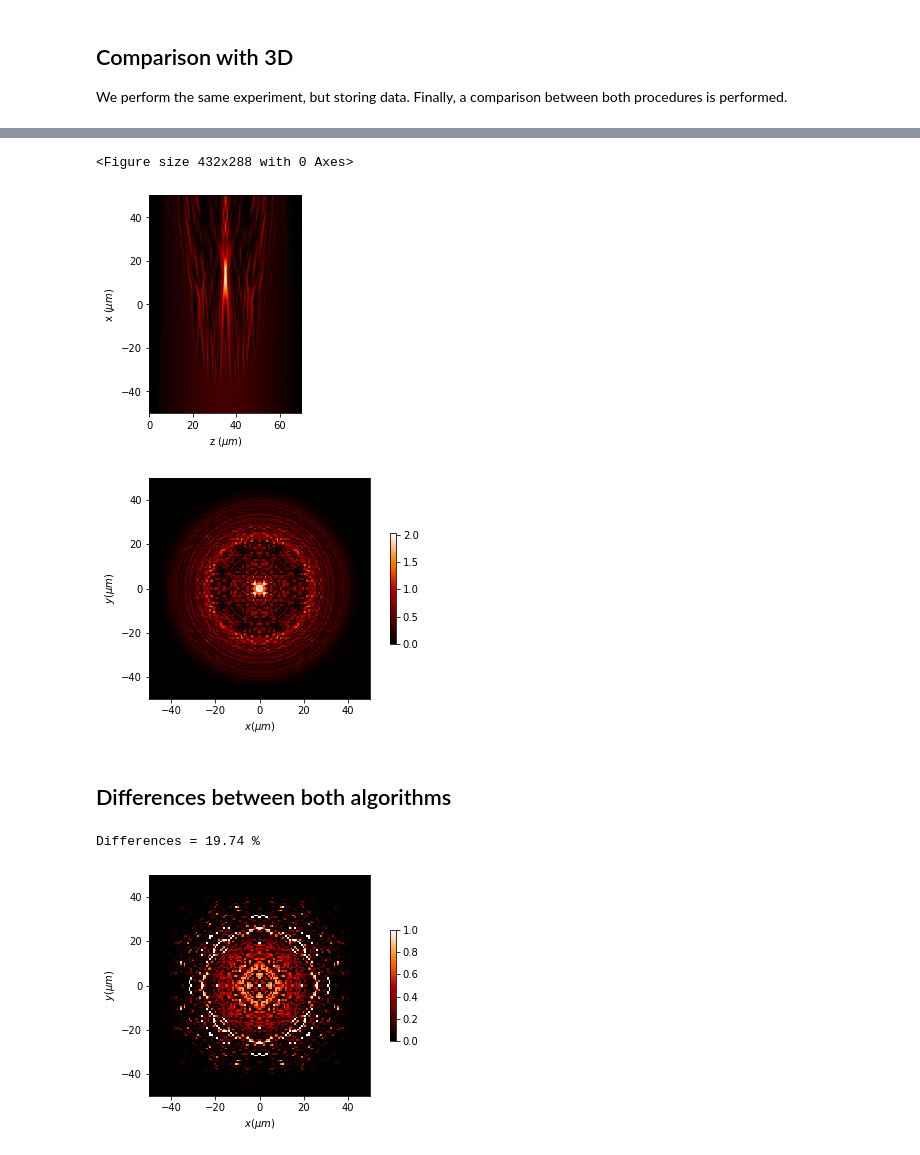
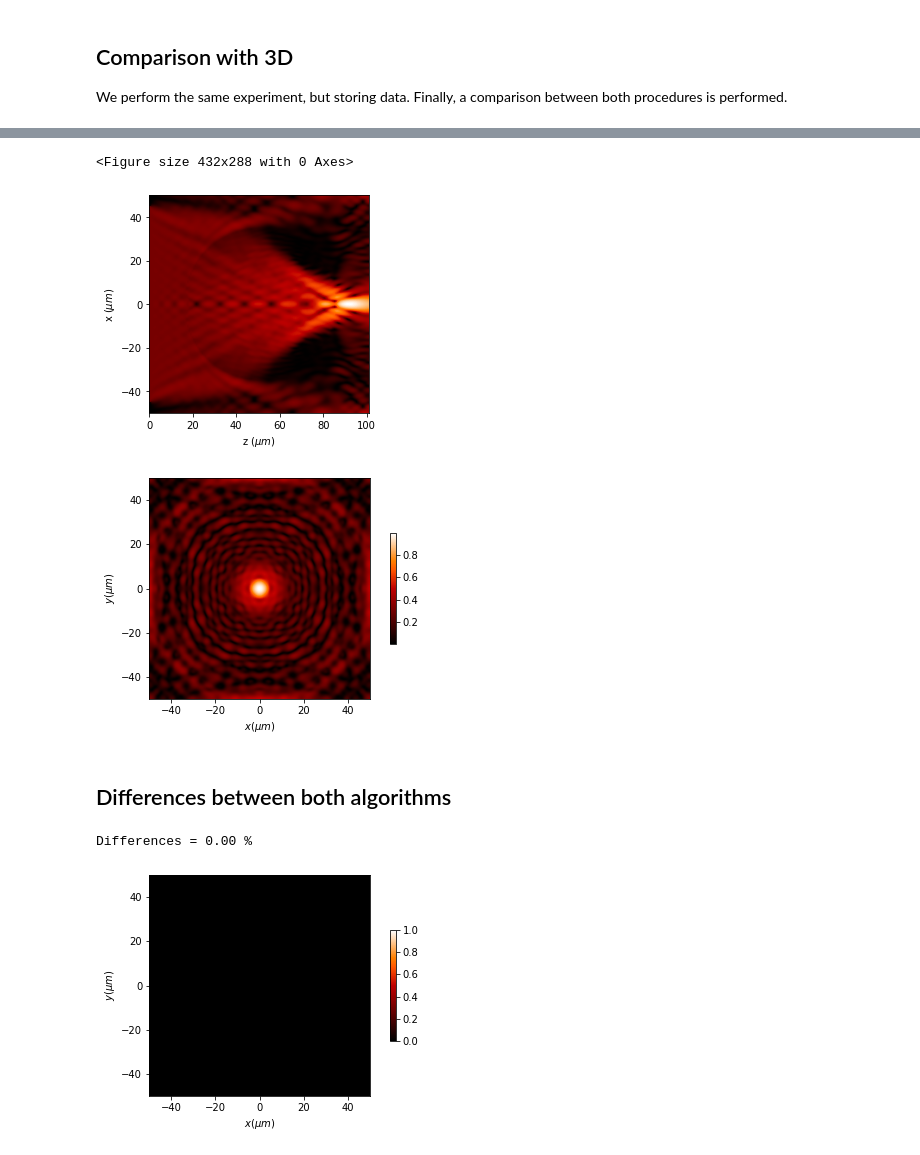
Before and after one commit to aocg-ucm/diffractio, a Jupyter notebook: docs/source/tutorial/scalar_XYZ/wpm_without_storing.ipynb, the cells around one changed output, grey strips where cells are left out. Drawn from its saved outputs; the diff is of its cells as text; code cells hidden in the pictures.

```diff
--- a/docs/source/tutorial/scalar_XYZ/wpm_without_storing.ipynb
+++ b/docs/source/tutorial/scalar_XYZ/wpm_without_storing.ipynb
@@ -26,13 +26,13 @@ from diffractio.scalar_fields_XY import WPM_schmidt_kernel
 import time
 import sys
 # %%
-num_z = 128
+num_z = 150
 
-x = np.linspace(-50 * um, 50 * um, 128)
-y = np.linspace(-50 * um, 50 * um, 128)
-z = np.linspace(0, 70 * um, num_z)
+x = np.linspace(-50 * um, 50 * um, 256)
+y = np.linspace(-50 * um, 50 * um, 256)
+z = np.linspace(0, 101 * um, num_z)
 z_obs = z[-1]
-wavelength = 1 * um
+wavelength = 5 * um
 # %%
 t0 = Scalar_mask_XY(x, y, wavelength)
 t0.circle(r0=(0, 0), radius=45 * um, angle=0)
@@ -44,9 +46,9 @@ u_iter = u0 * t0
 # %%
 def fn(x, y, z, wavelegth):
     u = Scalar_mask_XYZ(x, y, z, wavelength)
-    u.sphere(r0=(0, 0, 25),
-             radius=20 * um,
-             refractive_index=2,
+    u.sphere(r0=(0, 0, 50),
+             radius=35 * um,
+             refractive_index=1.5,
              angles=(0, 0, 0))
     index = u.n
     del u
@@ -95,25 +112,25 @@ Wall time: 904 ms
 # %%
-u_3d.draw_XZ(y0=0, logarithm=True)
+u_3d.draw_XZ(y0=0, logarithm=1e1)
 plt.axis('scaled')
 # %% [output]
 <Figure size 432x288 with 0 Axes>
-[figure, old version]
+[figure, new version]
 # %%
-u_3d.draw_XY(z0=50, logarithm=True, normalize='', has_colorbar='vertical')
+u_3d.draw_XY(z0=100*um, logarithm=1e1, has_colorbar='vertical')
 # %% [output]
-[figure, old version]
+[figure, new version]
 # %% [markdown]
 ## Differences between both algorithms
 # %%
 I_3d_final = np.abs(u_3d.u[:, :, -1])**2
-I_iter = np.abs(u_iter.u)**2
+I_iter = np.abs(u_iter2.u)**2
 
 u_diffs = Scalar_mask_XY(x, y, wavelength)
 u_diffs.u = (I_iter - I_3d_final) / I_iter.max()
 
-u_diffs.draw(has_colorbar='vertical', logarithm=False)
+u_diffs.draw(has_colorbar='vertical', logarithm=1e3)
 print("Differences = {:2.2f} %".format((100 * np.abs(
     (I_iter - I_3d_final) / I_iter.max()).mean())))
 # %% [output]
-Differences = 19.74 %
+Differences = 0.00 %
-[figure, old version]
+[figure, new version]
```
Also changed, not shown: parts of 8 cells of this notebook, 31 other files.
